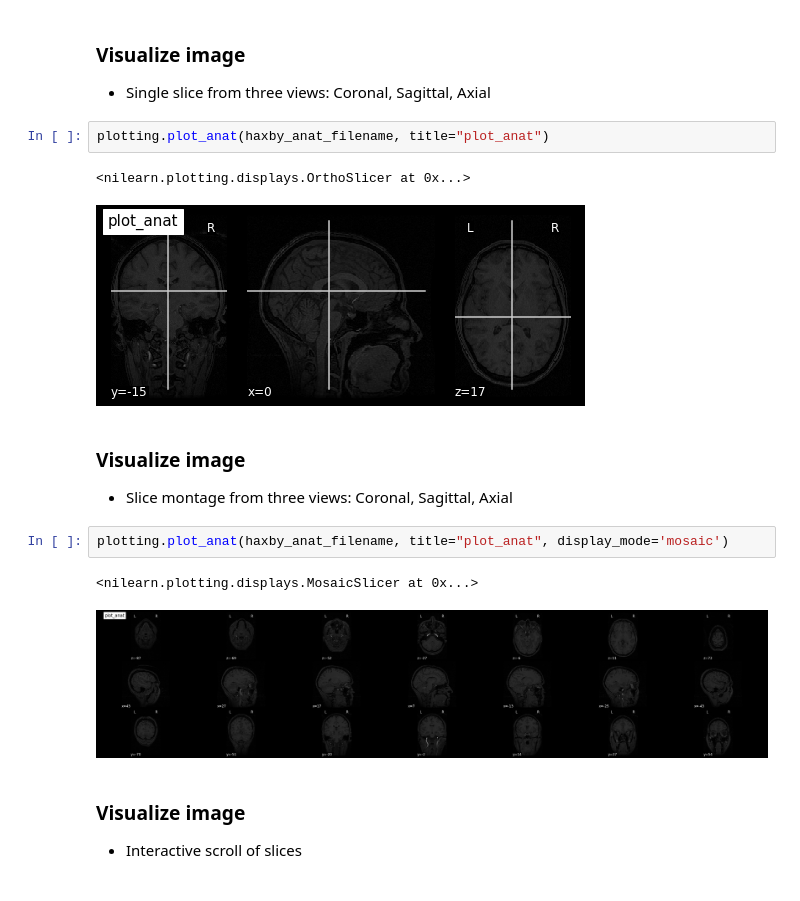
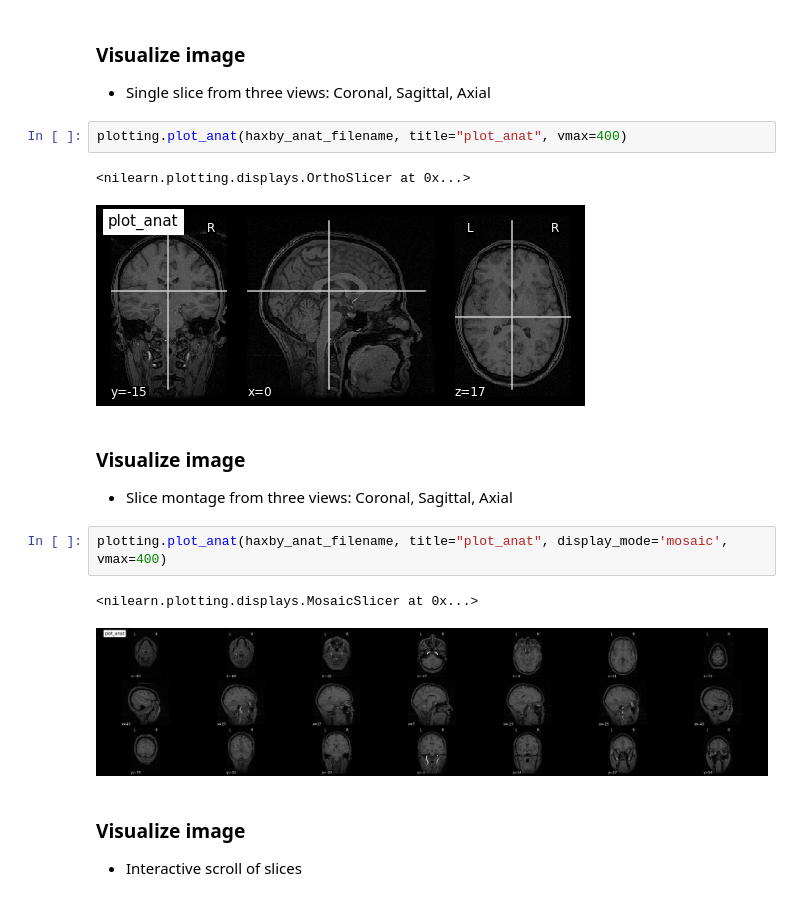
Before and after one commit to fishtree-attempt/SDC-BIDS-sMRI, a Jupyter notebook: code/1_sMRI_modalities.ipynb, the cells around one changed output. Drawn from its saved outputs; the diff is of its cells as text.

```diff
--- a/code/1_sMRI_modalities.ipynb
+++ b/code/1_sMRI_modalities.ipynb
@@ -46,18 +47,18 @@ image shape: (124, 256, 256)
 ### Visualize image
  - Single slice from three views: Coronal, Sagittal, Axial
 # %%
-plotting.plot_anat(haxby_anat_filename, title="plot_anat")
+plotting.plot_anat(haxby_anat_filename, title="plot_anat", vmax=400)
 # %% [output]
 <nilearn.plotting.displays.OrthoSlicer at 0x...>
-[figure, old version]
+[figure, new version]
 # %% [markdown]
 ### Visualize image
  - Slice montage from three views: Coronal, Sagittal, Axial
 # %%
-plotting.plot_anat(haxby_anat_filename, title="plot_anat", display_mode='mosaic')
+plotting.plot_anat(haxby_anat_filename, title="plot_anat", display_mode='mosaic', vmax=400)
 # %% [output]
 <nilearn.plotting.displays.MosaicSlicer at 0x...>
-[figure, old version]
+[figure, new version]
 # %% [markdown]
 ### Visualize image
  - Interactive scroll of slices
```
Also changed, not shown: parts of 2 cells of this notebook.
